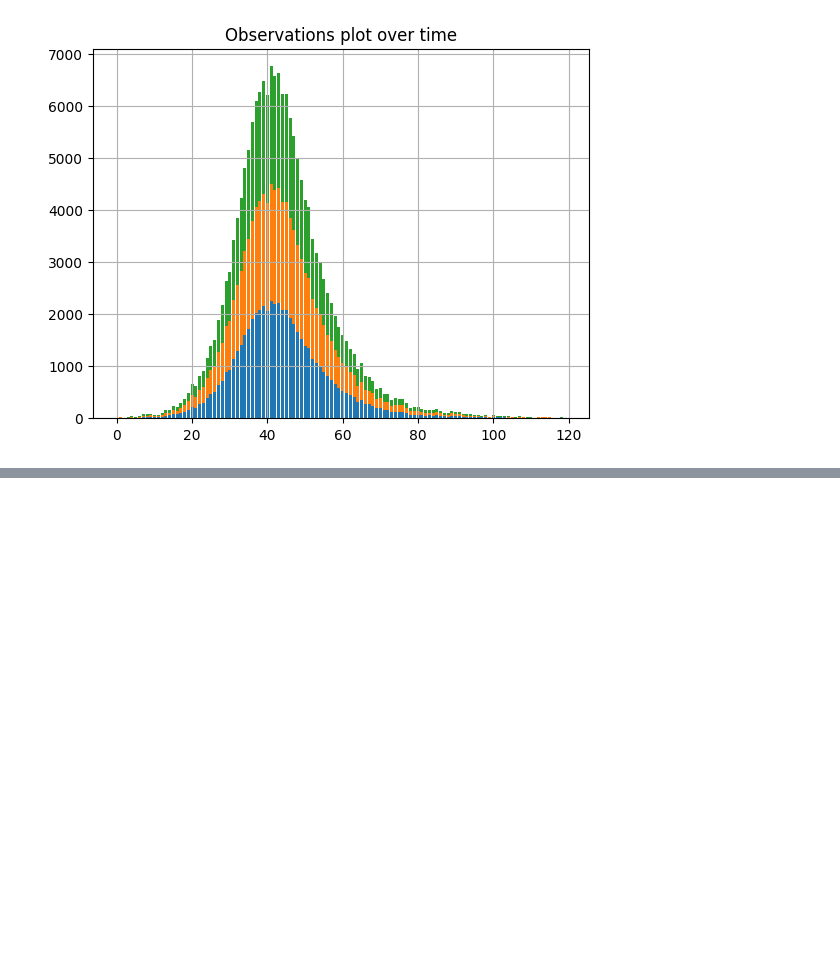
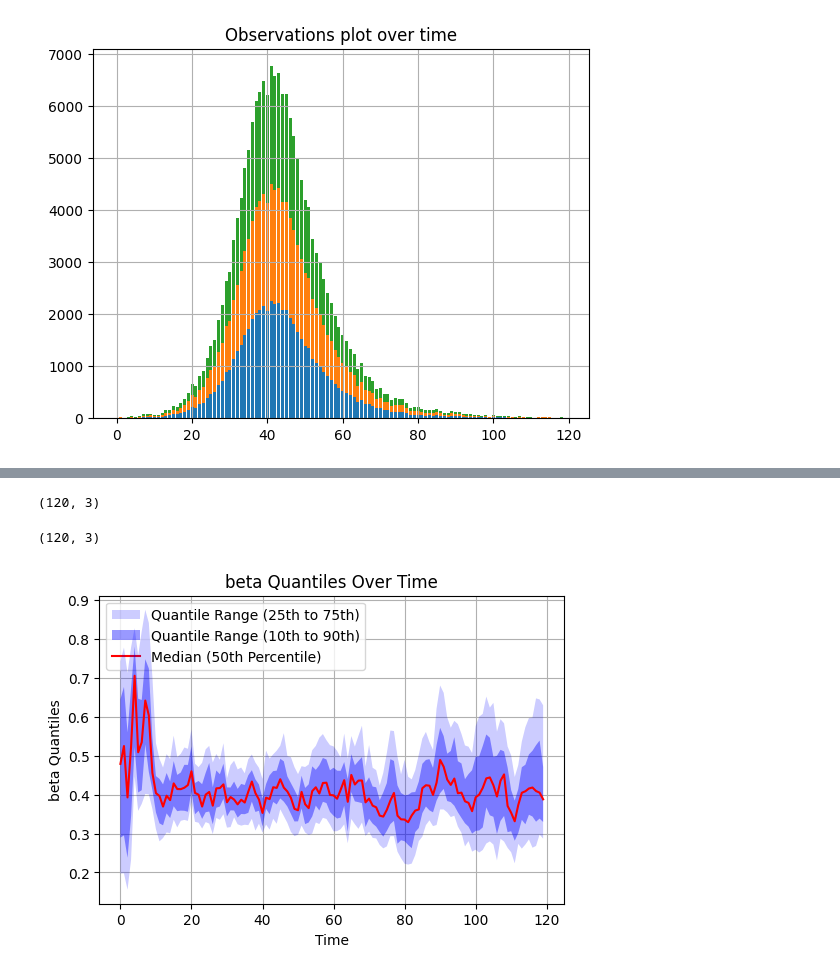
Before and after one commit to NAU-CCL/Epymorph, a Jupyter notebook: parameter_estimation_multinode.ipynb, the cells around one changed output, grey strips where cells are left out. Cells and saved outputs as stored; diff of their text form; code cells hidden in the pictures; blank space fills up the shorter version.

```diff
--- a/parameter_estimation_multinode.ipynb
+++ b/parameter_estimation_multinode.ipynb
@@ -116,0 +125,12 @@ output = sim.run()
+# %%
+output.model_data.shape
+# %% [output]
+(120, 3)
+# %%
+output.true_data.shape
+# %% [output]
+(120, 3)
+# %%
+output.plot.params_plot(parameter="beta", node_index=0)
+# %% [output]
+[figure, added]
```
Also changed, not shown: parts of 8 cells of this notebook, 15 other files.
